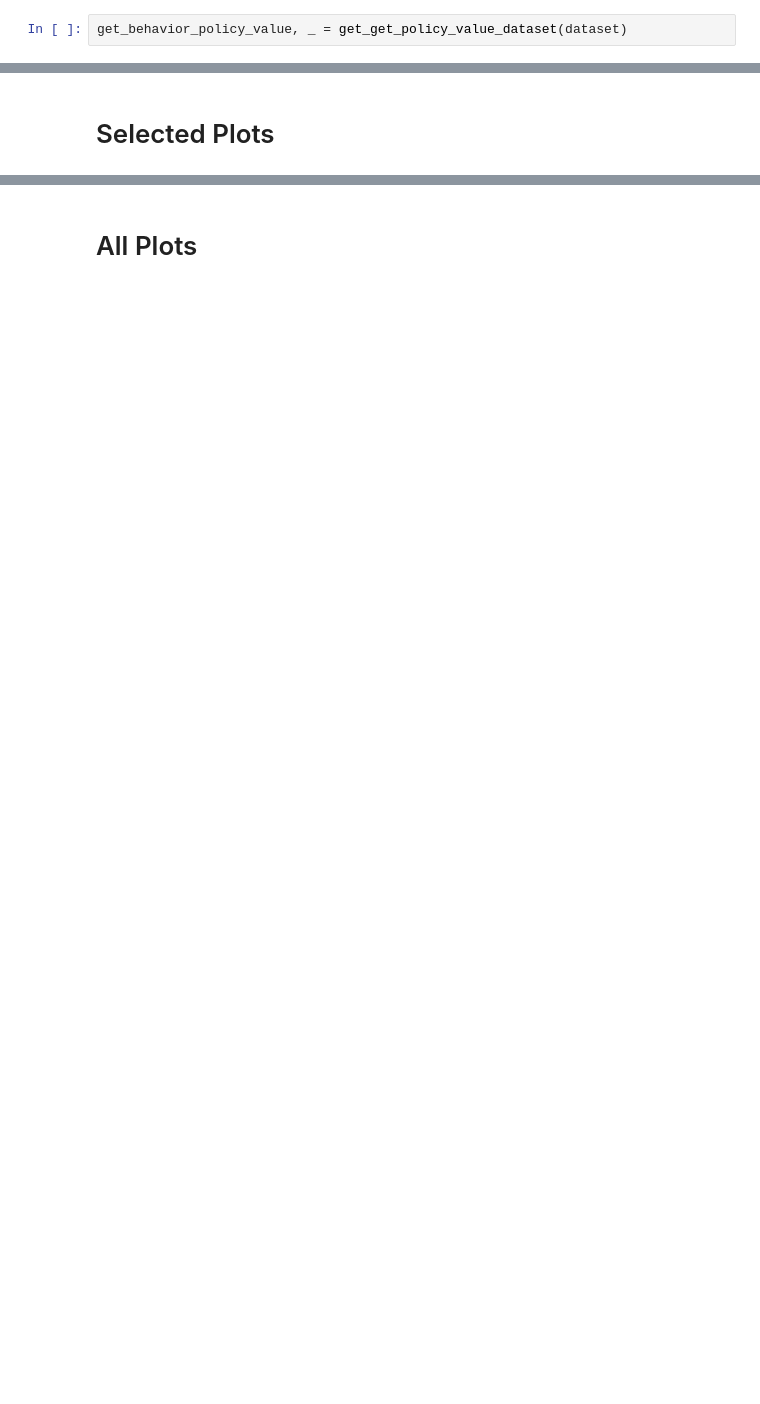
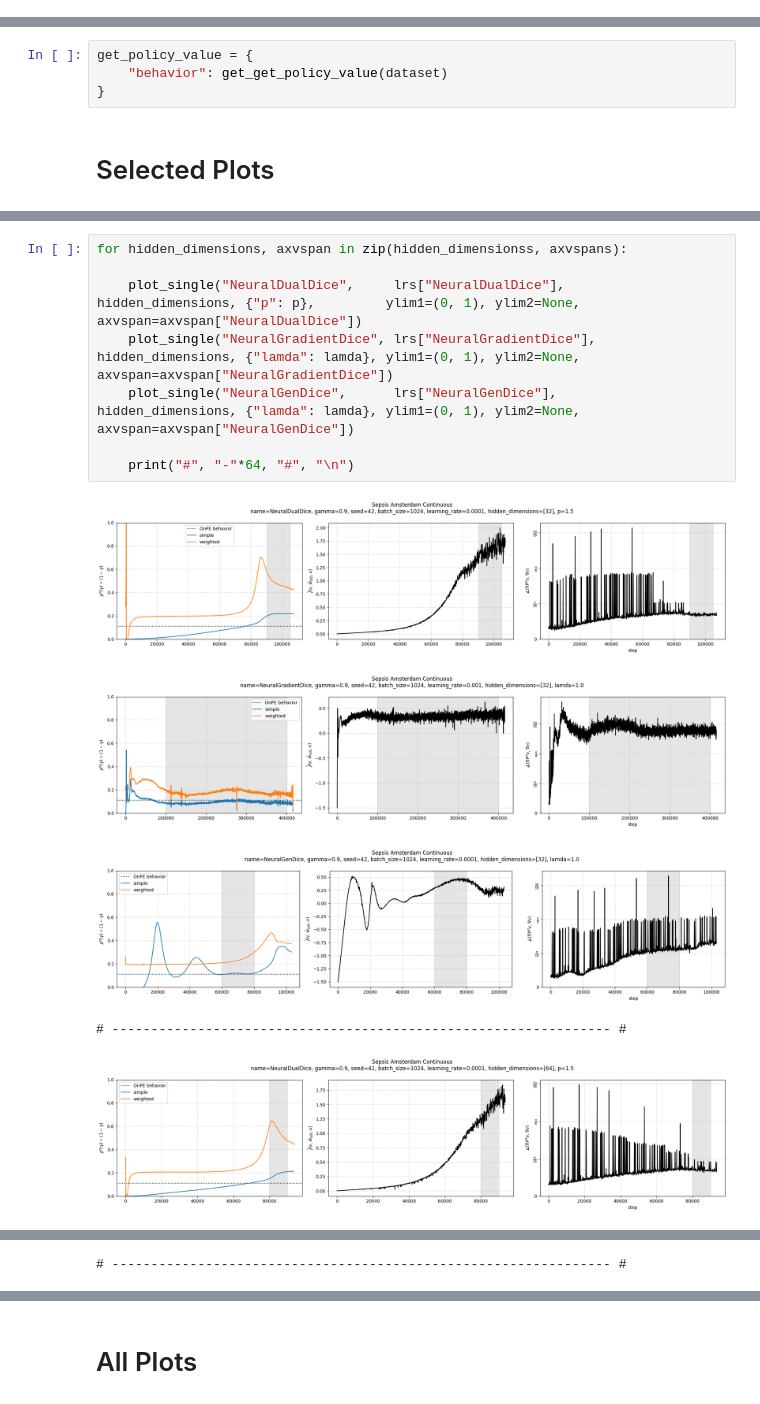
Before and after one commit to MrWhiteRichard/dice_rl_sepsis, a Jupyter notebook: results_sepsis_amsterdam_continuous.ipynb, the cells around one changed output, grey strips where cells are left out. Saved outputs shown, nothing was run; the diff lists cells and outputs as text; blank space fills up the shorter version.

```diff
--- a/results_sepsis_amsterdam_continuous.ipynb
+++ b/results_sepsis_amsterdam_continuous.ipynb
@@ -14,2 +17,0 @@ from plugins.medical_rl.sepsis_amsterdam.continuous.plot import get_plot_logs
-# %%
-get_behavior_policy_value, _ = get_get_policy_value_dataset(dataset)
@@ -16,3 +20,7 @@ get_behavior_policy_value, _ = get_get_policy_value_dataset(dataset)
+# %%
+get_policy_value = {
+    "behavior": get_get_policy_value(dataset)
+}
 # %% [markdown]
 # Selected Plots
 # %%
@@ -212,0 +153,14 @@ Getting log: data/medical_rl/sepsis_amsterdam/outputs/split=(0.4, 0.1, 0.5)_seed
+# %%
+for hidden_dimensions, axvspan in zip(hidden_dimensionss, axvspans):
+
+    plot_single("NeuralDualDice",     lrs["NeuralDualDice"],     hidden_dimensions, {"p": p},         ylim1=(0, 1), ylim2=None, axvspan=axvspan["NeuralDualDice"])
+    plot_single("NeuralGradientDice", lrs["NeuralGradientDice"], hidden_dimensions, {"lamda": lamda}, ylim1=(0, 1), ylim2=None, axvspan=axvspan["NeuralGradientDice"])
+    plot_single("NeuralGenDice",      lrs["NeuralGenDice"],      hidden_dimensions, {"lamda": lamda}, ylim1=(0, 1), ylim2=None, axvspan=axvspan["NeuralGenDice"])
+
+    print("#", "-"*64, "#", "\n")
+# %% [output]
+[figure, added]
+[figure, added]
+[figure, added]
+# ---------------------------------------------------------------- #
+[figure, added]
@@ -212,0 +169 @@ Getting log: data/medical_rl/sepsis_amsterdam/outputs/split=(0.4, 0.1, 0.5)_seed
+# ---------------------------------------------------------------- #
```
Also changed, not shown: parts of 22 cells of this notebook, 3 other files.
